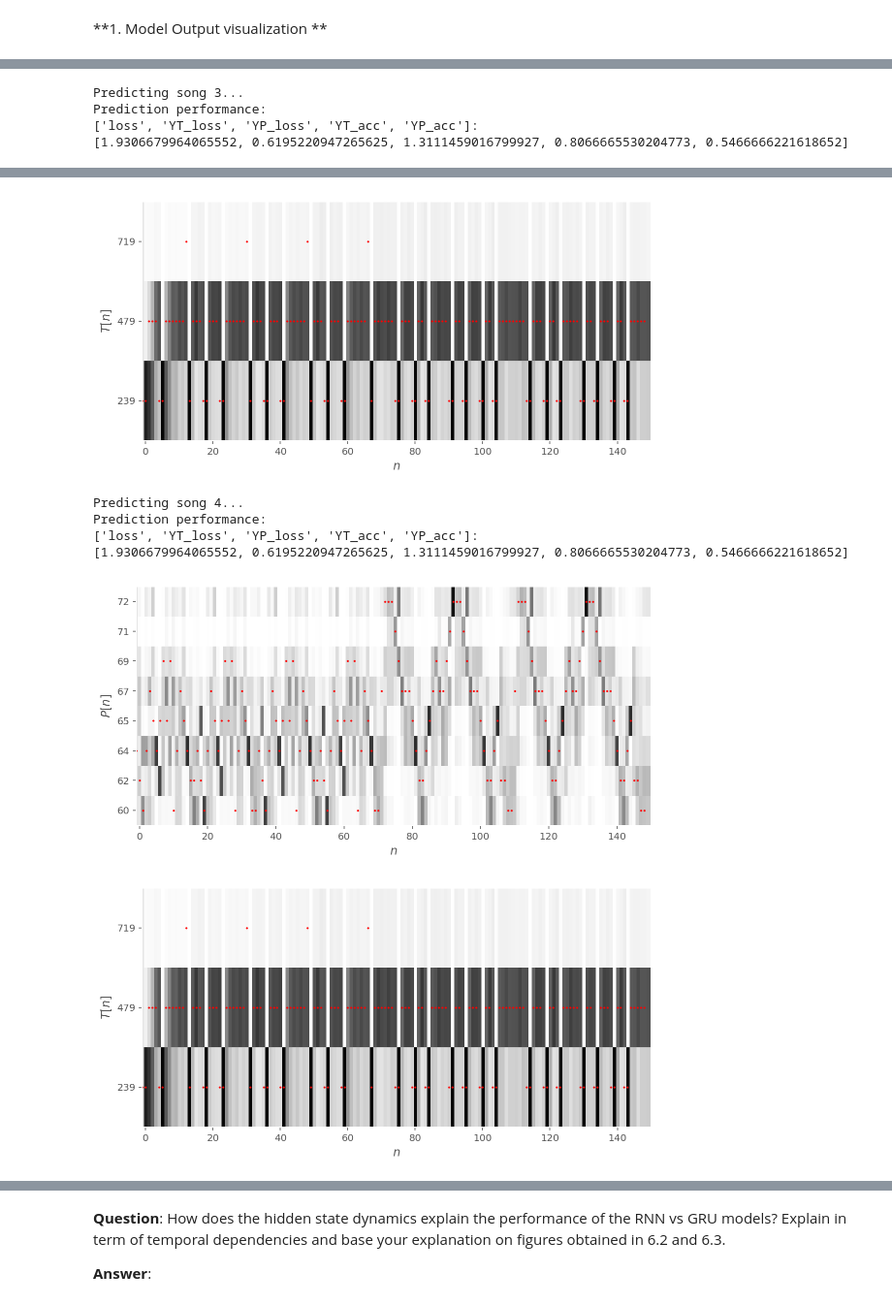
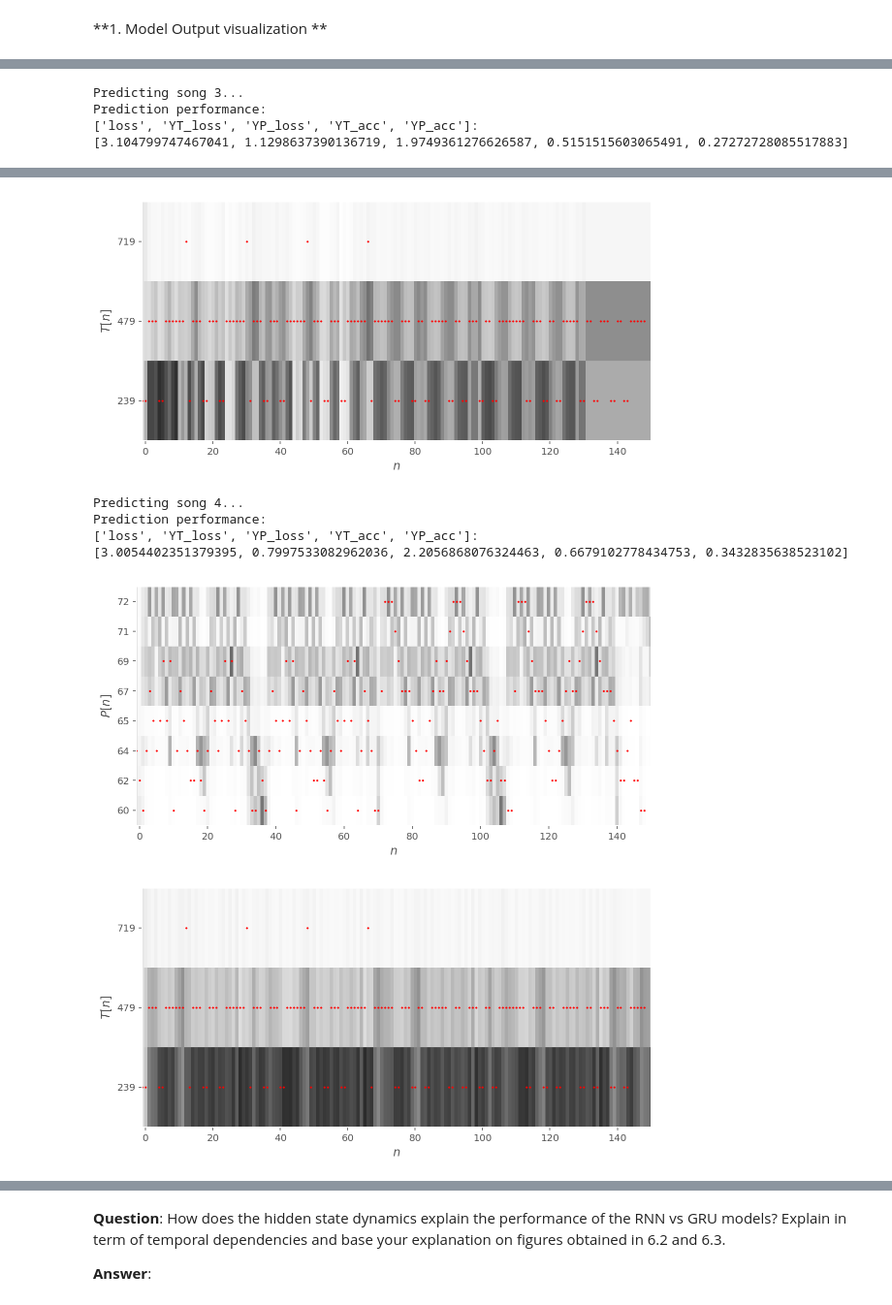
Before and after one commit to denngan/ann, a Jupyter notebook: miniproject2/miniproject2.ipynb, the cells around one changed output, grey strips where cells are left out. Shown at 97% size. Drawn from its saved outputs; the diff is of its cells as text; code cells hidden in the pictures.

```diff
--- a/miniproject2/miniproject2.ipynb
+++ b/miniproject2/miniproject2.ipynb
@@ -790,13 +790,14 @@ def buildModel(dictionaries, batch_length, dropout=0.2, activation='GRU', Hsize=
     Y['P'] = TimeDistributed(Dense(len(dictionaries['P']), activation='softmax'), name='YP')(H['2'])#Input(s) to pitch output layer)
 
     model = Model(inputs = [X['T'], X['P']], outputs = [Y['T'], Y['P']])
+    model_state = Model(inputs = [X['T'], X['P']], outputs = [H['2']])
     opt = Adam()
     model.compile(
         loss='categorical_crossentropy',
         optimizer=opt,
         metrics=['acc'])
 
-    return model
+    return model, model_state
 
 def getData(dictionary):
     '''
@@ -883,3 +884,7 @@ Epoch 249/250
 3516/3516 [==============================] - 47s 13ms/step - loss: 2.1362 - YT_loss: 0.5065 - YP_loss: 1.6296 - YT_acc: 0.8286 - YP_acc: 0.4250 - val_loss: 2.0695 - val_YT_loss: 0.4906 - val_YP_loss:  ...
 Epoch 250/250
 3516/3516 [==============================] - 48s 14ms/step - loss: 2.1403 - YT_loss: 0.5095 - YP_loss: 1.6308 - YT_acc: 0.8273 - YP_acc: 0.4251 - val_loss: 2.0661 - val_YT_loss: 0.4886 - val_YP_loss:  ...
+# %%
+GRUmodel2, GRUmodel_states = buildModel(dictionariesFilt, batch_length=song_length-1,
+                                      activation='GRU')
+history_GRU2 = fitModel(GRUmodel2, x=[XT, XP], y = [YT, YP], epochs = 20)
@@ -898,5 +916,0 @@ To be used on **ex6 2)**.
-# %%
-GRUmodel_states = buildModel(dictionariesFilt, batch_length=song_length-1,
-                             activation='GRU')
-GRUmodel_states.summary()
-history_GRU_states = fitModel(RNNmodel, x=[XT, XP], y = [YT, YP], verbose = 0, epochs = 10)
@@ -952,7 +948,7 @@ The best accuracies were obtained with the GRU model.
 # %% [markdown]
 **1. Model Output visualization **
 # %%
-def getPredictionData(XP, XT, YP, YT):
+def getPredictionData(XP, XT, YP, YT, melodie):
     x_T = np.reshape(XT[melodie],(1,XT[melodie].shape[0],XT[melodie].shape[1]))
     x_P = np.reshape(XP[melodie],(1,XP[melodie].shape[0],XP[melodie].shape[1]))
     y_T = np.reshape(YT[melodie],(1,YT[melodie].shape[0],YT[melodie].shape[1]))
@@ -960,24 +956,29 @@ def getPredictionData(XP, XT, YP, YT):
 
     return x_T, x_P, y_T, y_P
 
-def modelOutput(model, XP, XT, YP, YT, hidden_states = False):
-    nsongs = XP.shape[0]
+def modelOutput(model, model_states, XP, XT, YP, YT, hidden_states = False):
+    '''
+    This function plots the output of out model.
+    There are two modes:
+    - hidden states = False : plots the melodies
+    - hidden states = True : plots the melodies + hiddent states
+    '''
+
     for melodie_i in range(4):
-        melodie = random.randint(0, nsongs)
-        # get data from random melodie and reshape for predicting
-        x_T, x_P, y_T, y_P = getPredictionData(XP, XT, YP, YT)
-        # predict
+        melodie = random.randint(0, XP.shape[0])
+        # Data
+        x_T, x_P, y_T, y_P = getPredictionData(XP, XT, YP, YT, melodie)
+
+        # Predicting
         print('Predicting song {}...'.format(melodie_i+1))
         predicted_T, predicted_P = model.predict(x = [x_T, x_P], batch_size=50)
-
-        # Prediction accuracy:
         metrics = model.evaluate(x=[x_T, x_P], y=[y_T, y_P], batch_size=50, verbose=0)
         print('Prediction performance: \n{}:\n{}'.format(model.metrics_names, metrics))
 
         # Hidden states
         if hidden_states == True:
-            print('ToDo')
-            #TODO
+            H = model_states.predict(x = [x_T, x_P], batch_size=50)[0]
+            print(H.shape)
         else:
             H = None
 
@@ -985,10 +986,8 @@ def modelOutput(model, XP, XT, YP, YT, hidden_states = False):
         # to the first row (and only row) for solving dimension compability issues
         # between the function to PlotMelodies and model.predict
         plotMelody(pitches[0], durations[0], dictionariesFilt, PrP=predicted_P[0], PrT=predicted_T[0], H = H)
-    # TOCHANGE
-    return predicted_T, predicted_P
 # %%
-predicted_T, predicted_P = modelOutput(GRUmodel, XP, XT, YP, YT)
+modelOutput(GRUmodel2, GRUmodel_states, XP, XT, YP, YT, hidden_states = False)
 # %% [output]
 Predicting song 1...
 Prediction performance:
@@ -1005,4 +1004,4 @@ Prediction performance:
 Predicting song 3...
 Prediction performance:
 ['loss', 'YT_loss', 'YP_loss', 'YT_acc', 'YP_acc']:
-[1.9306679964065552, 0.6195220947265625, 1.3111459016799927, 0.8066665530204773, 0.5466666221618652]
+[3.104799747467041, 1.1298637390136719, 1.9749361276626587, 0.5151515603065491, 0.27272728085517883]
@@ -1010,10 +1009,10 @@ Prediction performance:
-[figure, old version]
+[figure, new version]
 Predicting song 4...
 Prediction performance:
 ['loss', 'YT_loss', 'YP_loss', 'YT_acc', 'YP_acc']:
-[1.9306679964065552, 0.6195220947265625, 1.3111459016799927, 0.8066665530204773, 0.5466666221618652]
+[3.0054402351379395, 0.7997533082962036, 2.2056868076324463, 0.6679102778434753, 0.3432835638523102]
-[figure, old version]
+[figure, new version]
-[figure, old version]
+[figure, new version]
 # %% [markdown]
 **2.Visualize the hidden states**
 
```
Also changed, not shown: parts of 17 cells of this notebook.
